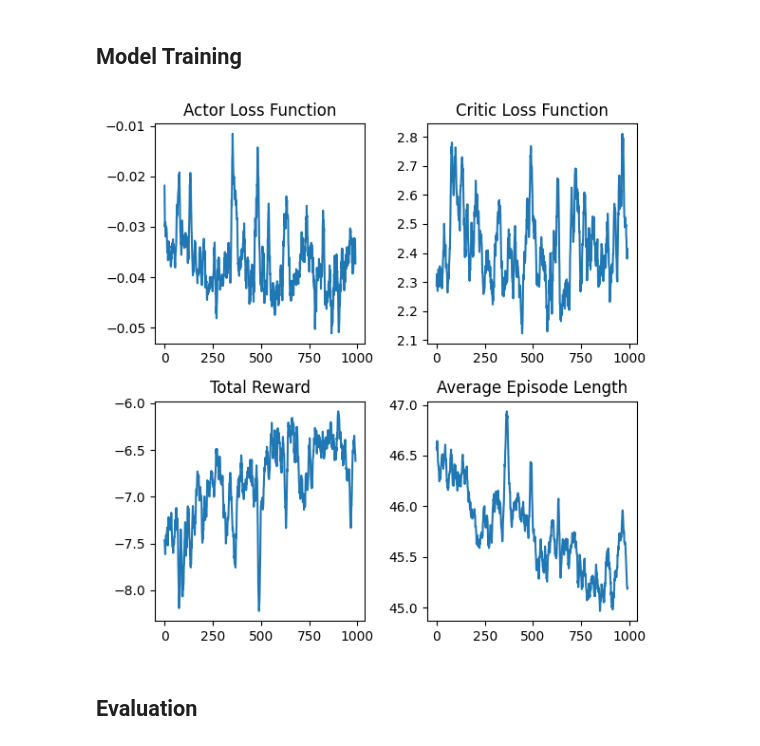
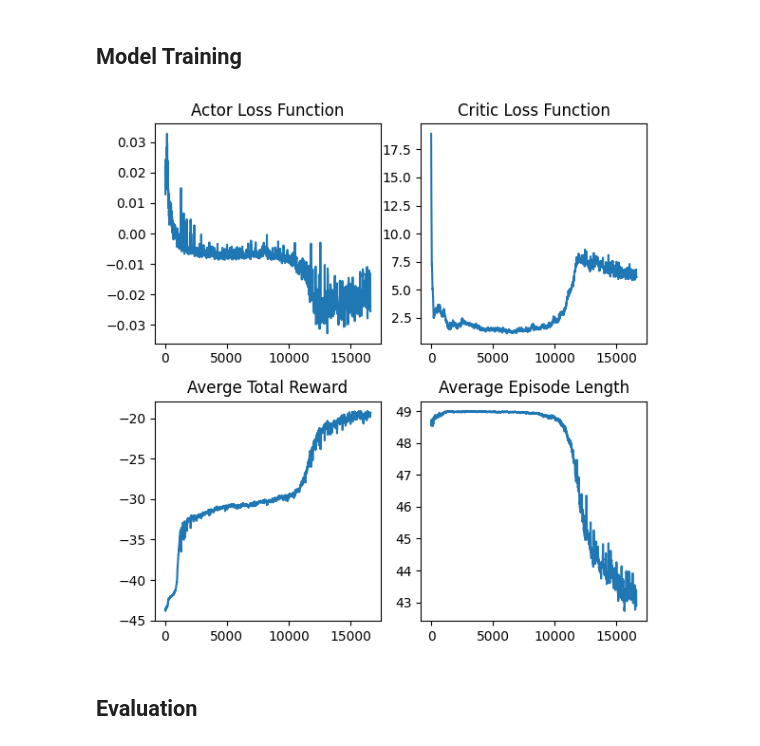
Before and after one commit to ChristianW26/CS372_Robot_Arm, a Jupyter notebook: ppo.ipynb, the cells around one changed output. Drawn from its saved outputs; the diff is of its cells as text; code cells hidden in the pictures.

Commit message:
Fixed how success bonus is calculated and changed logging to append to end of previous csv. Also retrained model from scratch.

```diff
--- a/ppo.ipynb
+++ b/ppo.ipynb
@@ -277,34 +285,34 @@ env = gym.make(
 )
 env = ManiSkillVectorEnv(env, auto_reset=False, ignore_terminations=False)
 
-model = PPO(device, env, load_parameters=True, std=.3, actor_lr=1e-3, critic_lr=5e-3, clip=.1, time_penalty=.6)
+model = PPO(device, env, load_parameters=True, std=.3, actor_lr=1e-3, critic_lr=5e-3, clip=.1, time_penalty=1, success_bonus=10.0)
 # model = PPO(device, env, load_parameters=True, std=.3, actor_lr=1e-3, critic_lr=5e-3, clip=.1, time_penalty=.6,
 #             actor_param_path='alt_actor.pth', critic_param_path='alt_critic.pth', training_data_path='alt_data.csv')
 
 # Model training
-model.train(num_batches=1_000, patience=None)
-
-# Plot training data
-df = pd.read_csv(model.training_data_path)
-actor_losses = df['Actor Losses'].to_numpy()
-critic_losses = df['Critic Losses'].to_numpy()
-total_rewards = df['Total Rewards'].to_numpy()
-avg_lengths = df['Avg Lengths'].to_numpy()
-
-smoothing = 10
-fig, axs = plt.subplots(2, 2, num=1, clear=True, figsize = (6, 6))
-axs[0, 0].plot(np.convolve(actor_losses, np.ones(smoothing), 'valid') / smoothing)
-axs[0, 0].set(title='Actor Loss Function')
-axs[0, 1].plot(np.convolve(critic_losses, np.ones(smoothing), 'valid') / smoothing)
-axs[0, 1].set(title='Critic Loss Function')
-axs[1, 0].plot(np.convolve(total_rewards, np.ones(smoothing), 'valid') / smoothing)
-axs[1, 0].set(title='Total Reward')
-axs[1, 1].plot(np.convolve(avg_lengths, np.ones(smoothing), 'valid') / smoothing)
-axs[1, 1].set(title='Average Episode Length')
-fig.tight_layout()
-fig.show()
+model.train(num_batches=5_000, patience=None, save_freq=10)
-# %% [output]
-[figure, removed]
+# %%
+# Plot training data
+df = pd.read_csv('Training Data.csv')
+actor_losses = df['Actor Losses'].to_numpy()
+critic_losses = df['Critic Losses'].to_numpy()
+total_rewards = df['Total Rewards'].to_numpy()
+avg_lengths = df['Avg Lengths'].to_numpy()
+
+smoothing = 25
+fig, axs = plt.subplots(2, 2, num=1, clear=True, figsize = (6, 6))
+axs[0, 0].plot(np.convolve(actor_losses, np.ones(smoothing), 'valid') / smoothing)
+axs[0, 0].set(title='Actor Loss Function')
+axs[0, 1].plot(np.convolve(critic_losses, np.ones(smoothing), 'valid') / smoothing)
+axs[0, 1].set(title='Critic Loss Function')
+axs[1, 0].plot(np.convolve(total_rewards, np.ones(smoothing), 'valid') / smoothing)
+axs[1, 0].set(title='Averge Total Reward')
+axs[1, 1].plot(np.convolve(avg_lengths, np.ones(smoothing), 'valid') / smoothing)
+axs[1, 1].set(title='Average Episode Length')
+fig.tight_layout()
+fig.show()
+# %% [output]
+[figure, added]
 # %% [markdown]
 ## Evaluation
 # %%
```
Also changed, not shown: parts of 1 cell of this notebook, 3 other files.
